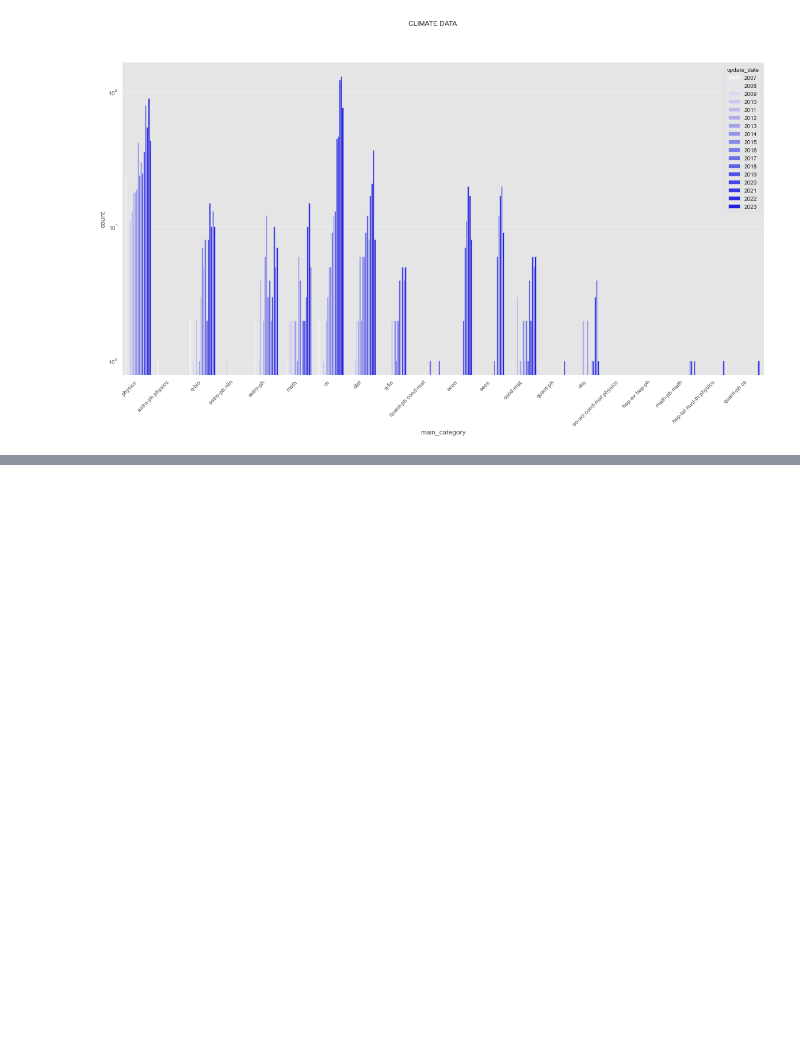
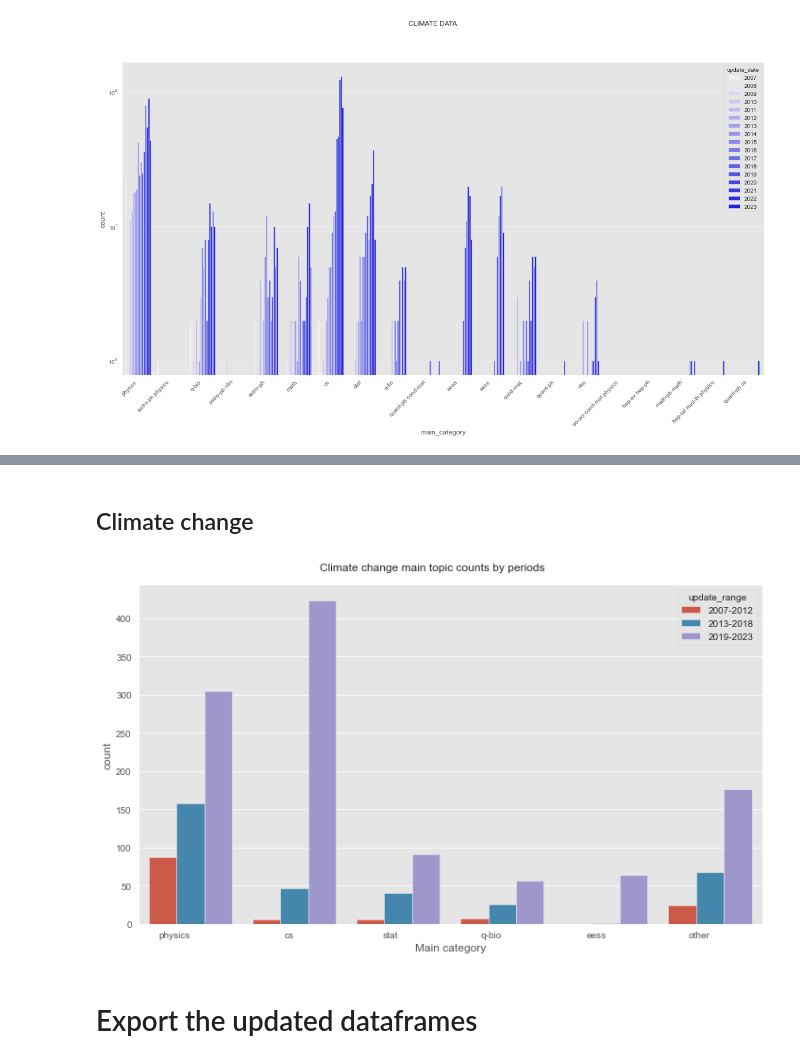
Before and after one commit to gsiraji/wins-topics-network, a Jupyter notebook: arxiv_data_scraping.ipynb, the cells around one changed output, grey strips where cells are left out. Drawn from its saved outputs; the diff is of its cells as text; code cells hidden in the pictures; blank space fills up the shorter version.

```diff
--- a/arxiv_data_scraping.ipynb
+++ b/arxiv_data_scraping.ipynb
@@ -483,0 +563,16 @@ When we discuss what to do with the categories , I will save the updated datafra
+# %% [markdown]
+## Climate change
+# %%
+fig,ax=plt.subplots(figsize=(10,6))
+fig.suptitle("Climate change main topic counts by periods")
+
+category_order = list(df_all_climate.main_category.value_counts()[:5].index) + ['other']
+sns.countplot(data=df_all_climate,x='top5_other',ax=ax,hue='update_range',order = category_order)
+#ax.set_yscale('log')
+ax.set_xticklabels(ax.get_xticklabels(), rotation=0, ha='right')
+ax.set_xlabel('Main category')
+plt.tight_layout()
+# %% [output]
+[figure, added]
+# %% [markdown]
+# Export the updated dataframes
```
Also changed, not shown: parts of 7 cells of this notebook, 2 other files.
